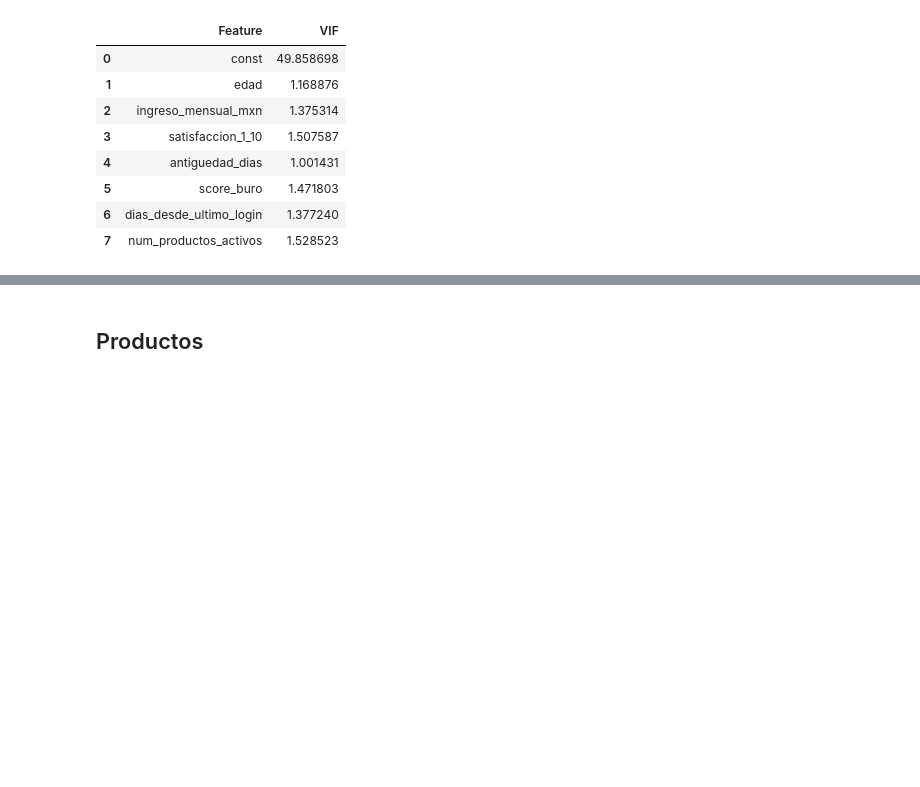
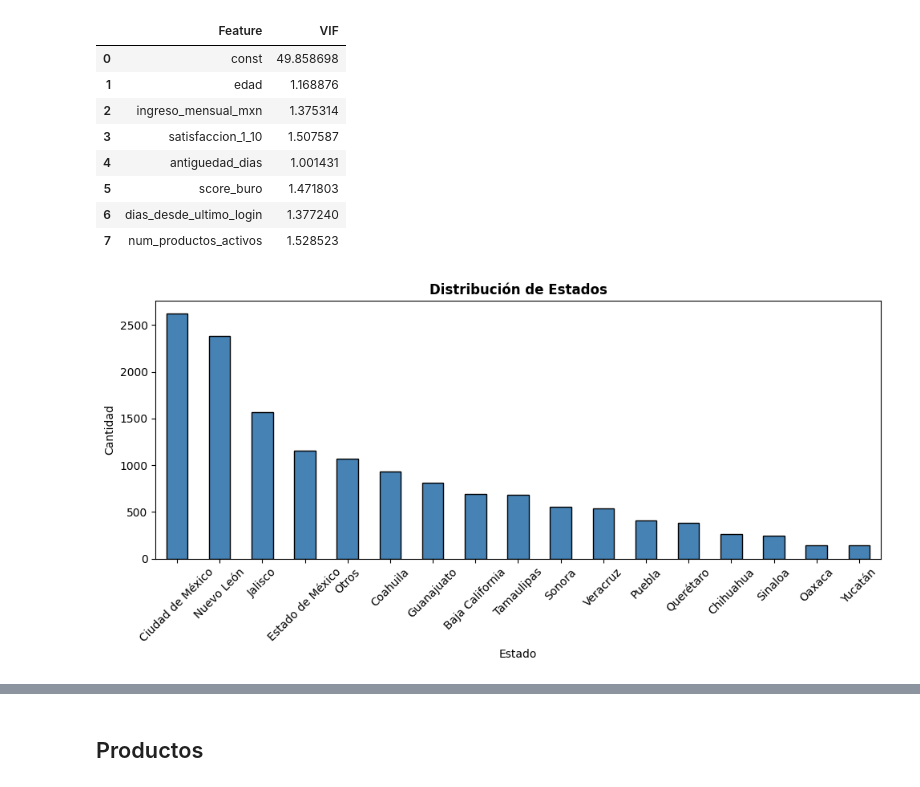
Before and after one commit to Luzdks/Datathon-2026-Wicho, a Jupyter notebook: EDA_datos-transaccionales.ipynb, the cells around one changed output, grey strips where cells are left out. Drawn from its saved outputs; the diff is of its cells as text; code cells hidden in the pictures; blank space fills up the shorter version.

```diff
--- a/EDA_datos-transaccionales.ipynb
+++ b/EDA_datos-transaccionales.ipynb
@@ -162,3 +174,15 @@ vif
 | 5 | score_buro | 1.471803 |
 | 6 | dias_desde_ultimo_login | 1.377240 |
 | 7 | num_productos_activos | 1.528523 |
+# %%
+# Distribución de estados
+plt.figure(figsize=(10, 5))
+df_clientes['estado'].value_counts().plot(kind='bar', color='steelblue', edgecolor='black')
+plt.title('Distribución de Estados', fontsize=12, fontweight='bold')
+plt.xlabel('Estado')
+plt.ylabel('Cantidad')
+plt.xticks(rotation=45)
+plt.tight_layout()
+plt.show()
+# %% [output]
+[figure, added]
```
Also changed, not shown: parts of 4 cells of this notebook, 6 other files.
